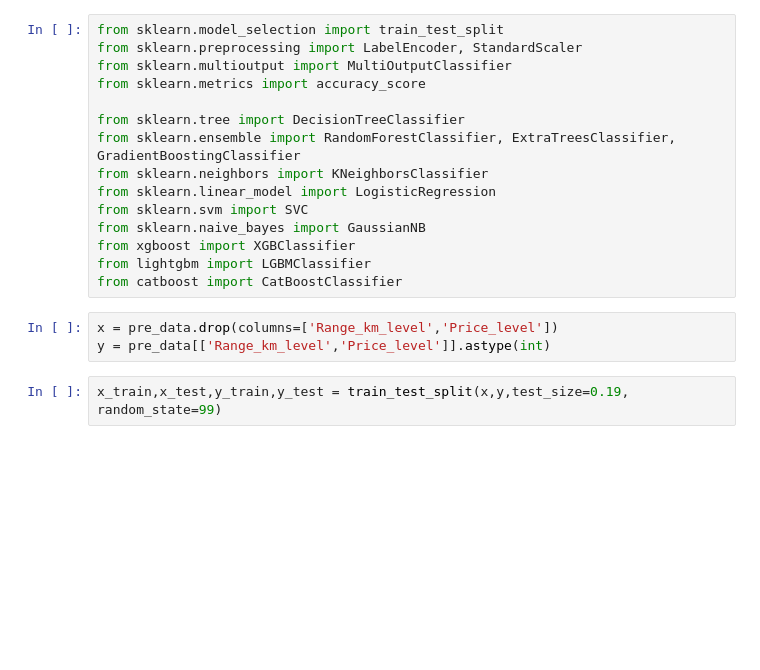
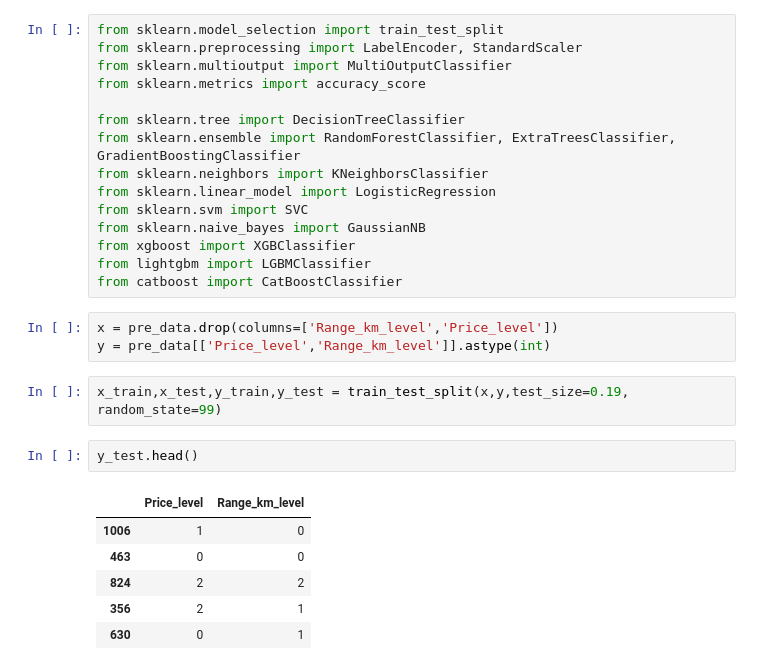
Before and after one commit to bunyod123/Modular_Programming_Projects, a Jupyter notebook: finalProject/notebooks/baseline.ipynb, the cells around one changed output. Cells and saved outputs as stored; diff of their text form; blank space fills up the shorter version.

```diff
--- a/finalProject/notebooks/baseline.ipynb
+++ b/finalProject/notebooks/baseline.ipynb
@@ -85,9 +85,18 @@ from lightgbm import LGBMClassifier
 from catboost import CatBoostClassifier
 # %%
 x = pre_data.drop(columns=['Range_km_level','Price_level'])
-y = pre_data[['Range_km_level','Price_level']].astype(int)
+y = pre_data[['Price_level','Range_km_level']].astype(int)
 # %%
 x_train,x_test,y_train,y_test = train_test_split(x,y,test_size=0.19, random_state=99)
+# %%
+y_test.head()
+# %% [output]
+|  | Price_level | Range_km_level |
+| 1006 | 1 | 0 |
+| 463 | 0 | 0 |
+| 824 | 2 | 2 |
+| 356 | 2 | 1 |
+| 630 | 0 | 1 |
 # %%
 models = {
     "Decision Tree": DecisionTreeClassifier(random_state=42),
```
Also changed, not shown: parts of 6 cells of this notebook, 4 other files.
